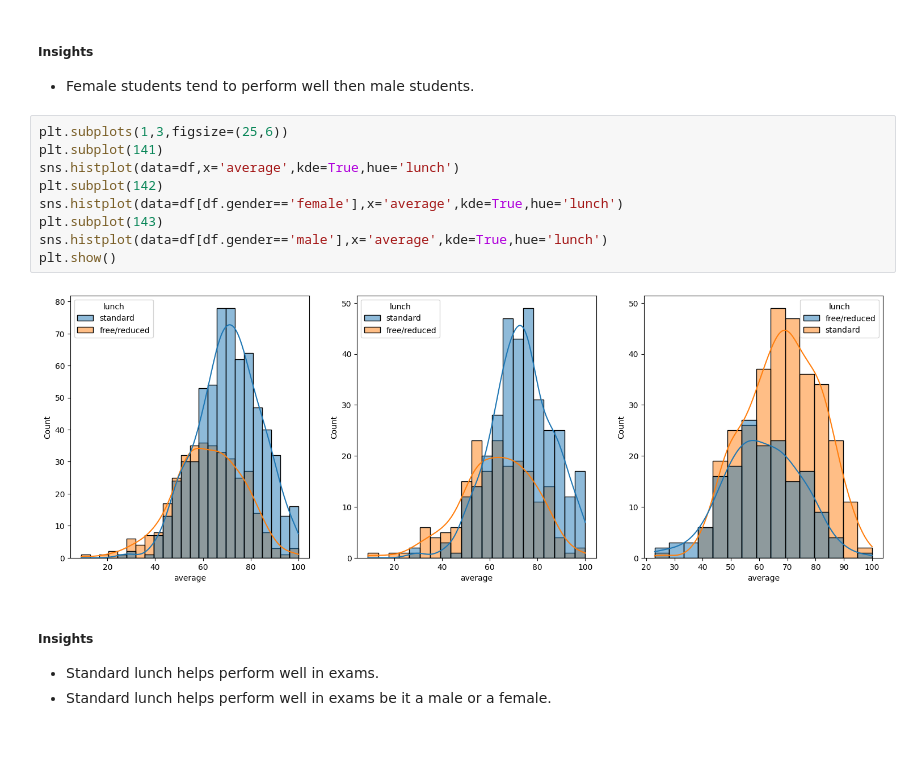
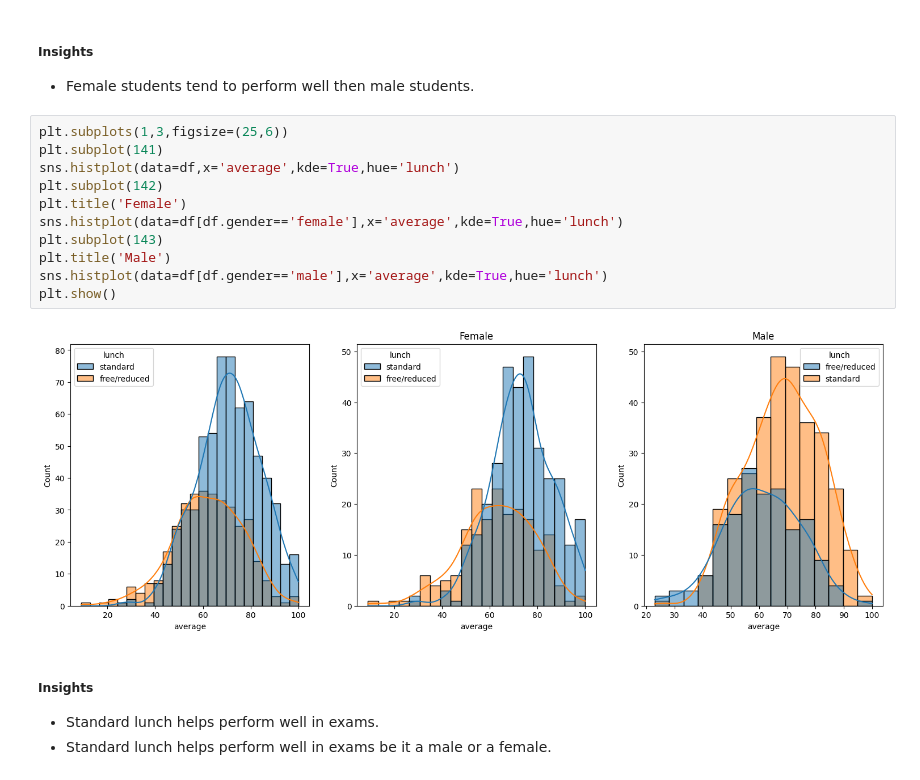
Before and after one commit to T0nm0y1802/MLPROJECT, a Jupyter notebook: notebook/1 . EDA STUDENT PERFORMANCE .ipynb, the cells around one changed output. Drawn from its saved outputs; the diff is of its cells as text; blank space fills up the shorter version.

```diff
--- a/notebook/1 . EDA STUDENT PERFORMANCE .ipynb
+++ b/notebook/1 . EDA STUDENT PERFORMANCE .ipynb
@@ -273,14 +271,16 @@ plt.show()
 # %%
 plt.subplots(1,3,figsize=(25,6))
 plt.subplot(141)
 sns.histplot(data=df,x='average',kde=True,hue='lunch')
 plt.subplot(142)
+plt.title('Female')
 sns.histplot(data=df[df.gender=='female'],x='average',kde=True,hue='lunch')
 plt.subplot(143)
+plt.title('Male')
 sns.histplot(data=df[df.gender=='male'],x='average',kde=True,hue='lunch')
 plt.show()
 # %% [output]
-[figure, old version]
+[figure, new version]
 # %% [markdown]
 #####  Insights
 - Standard lunch helps perform well in exams.
```
Also changed, not shown: parts of 17 cells of this notebook, 4 other files.
